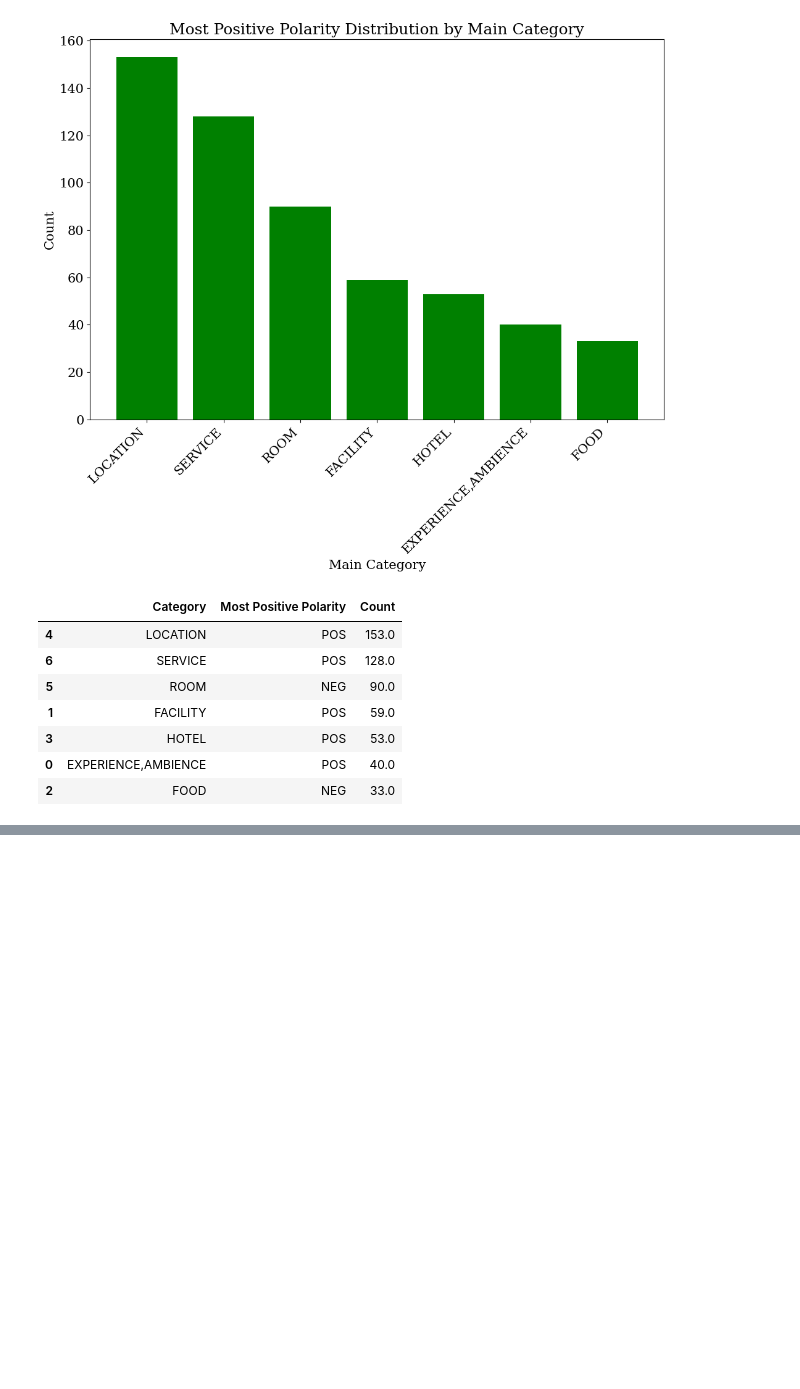
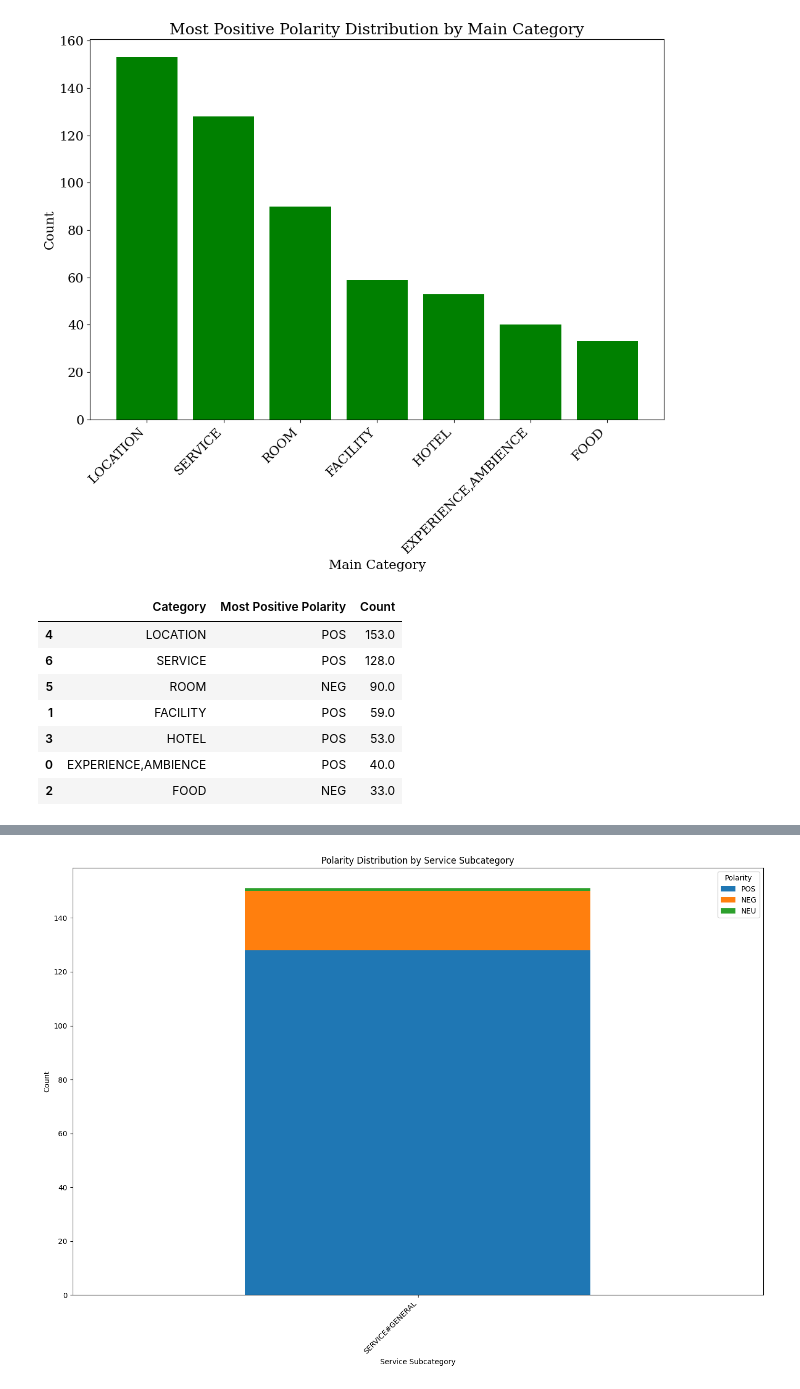
Before and after one commit to kwang0149/ta-final-project-aspect-based-sentiment-analysis-and-categorized-aspect, a Jupyter notebook: data-pipeline.ipynb, the cells around one changed output, grey strips where cells are left out. Drawn from its saved outputs; the diff is of its cells as text; code cells hidden in the pictures; blank space fills up the shorter version.

```diff
--- a/data-pipeline.ipynb
+++ b/data-pipeline.ipynb
@@ -384,0 +440,24 @@ most_positive_polarity_df
+# %%
+hotel_subcategories = defaultdict(Counter)
+
+for quads in df_predictions['quadruples']:
+    for quad in quads:
+        category = quad['category']
+        if category.startswith('SERVICE#'):  # Filter only location-related categories
+            polarity = quad['polarity']
+            hotel_subcategories[category][polarity] += 1
+
+# Convert to a DataFrame for visualization
+hotel_subcategory_df = pd.DataFrame(hotel_subcategories).fillna(0).astype(int).T
+
+# Plot the polarity distribution for each subcategory
+ax = hotel_subcategory_df.plot(kind='bar', stacked=True, figsize=(14, 10))
+plt.title('Polarity Distribution by Service Subcategory')
+plt.xlabel('Service Subcategory')
+plt.ylabel('Count')
+plt.legend(title='Polarity')
+plt.xticks(rotation=45, ha='right')
+plt.tight_layout()
+plt.show()
+# %% [output]
+[figure, added]
```
Also changed, not shown: parts of 4 cells of this notebook, 1 other file.
